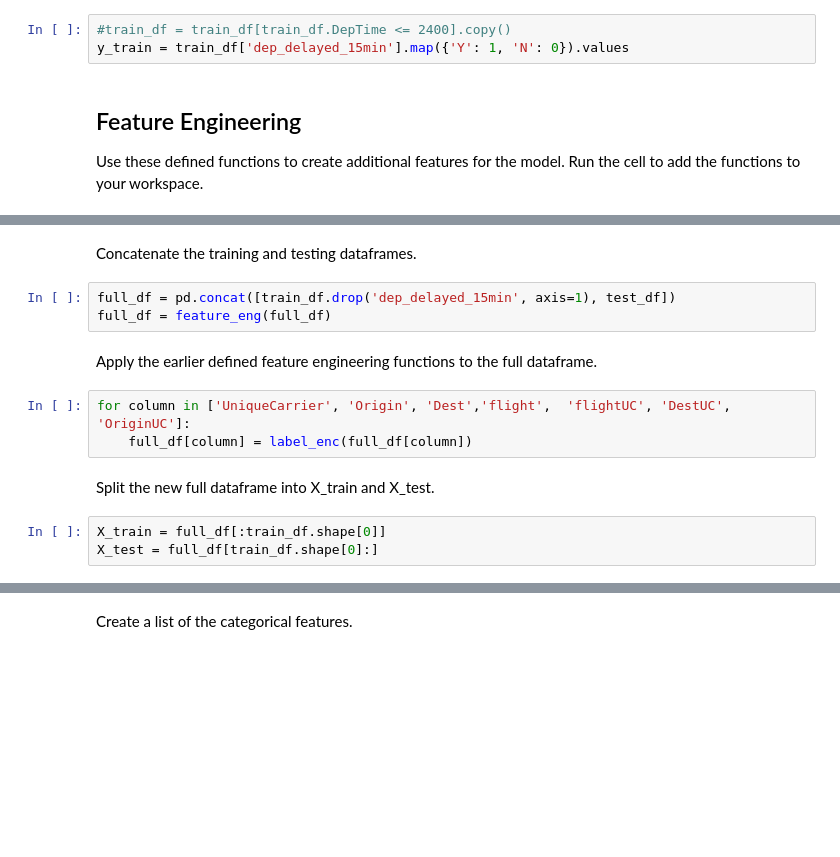
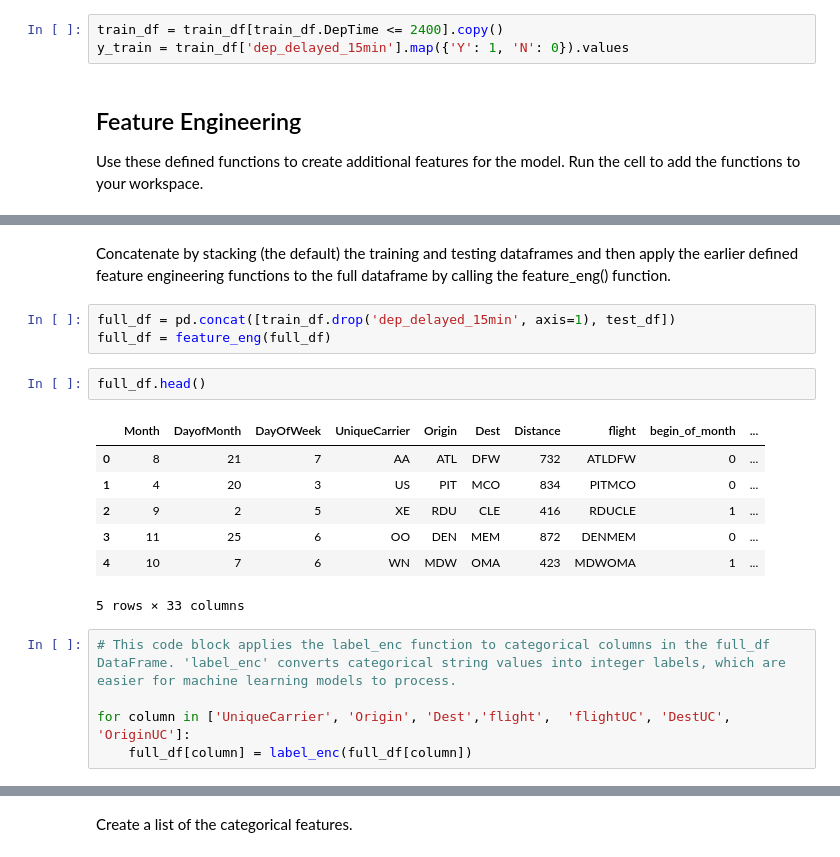
Before and after one commit to amschiltz/springboard_projects, a Jupyter notebook: Bayesian Optimization/Bayesian_optimization_case_study.ipynb, the cells around one changed output, grey strips where cells are left out. Cells and saved outputs as stored; diff of their text form; blank space fills up the shorter version.

```diff
--- a/Bayesian Optimization/Bayesian_optimization_case_study.ipynb
+++ b/Bayesian Optimization/Bayesian_optimization_case_study.ipynb
@@ -115,7 +133,7 @@ Notice, `DepTime` is the departure time in a numeric representation in 2400 hour
 # %% [markdown]
  **<font color='teal'>The response variable is 'dep_delayed_15min' which is a categorical column, so we need to map the Y for yes and N for no values to 1 and 0. Run the code in the next cell to do this.</font>**
 # %%
-#train_df = train_df[train_df.DepTime <= 2400].copy()
+train_df = train_df[train_df.DepTime <= 2400].copy()
 y_train = train_df['dep_delayed_15min'].map({'Y': 1, 'N': 0}).values
 # %% [markdown]
 ## Feature Engineering
@@ -166,17 +219,21 @@ def feature_eng(df):
     return df.drop('DepTime', axis=1)
-# %% [markdown]
-Concatenate the training and testing dataframes.
+# %% [markdown]
+Concatenate by stacking (the default) the training and testing dataframes and then apply the earlier defined feature engineering functions to the full dataframe by calling the feature_eng() function.
 # %%
 full_df = pd.concat([train_df.drop('dep_delayed_15min', axis=1), test_df])
 full_df = feature_eng(full_df)
-# %% [markdown]
-Apply the earlier defined feature engineering functions to the full dataframe.
+# %%
+full_df.head()
+# %% [output]
+|  | Month | DayofMonth | DayOfWeek | UniqueCarrier | Origin | Dest | Distance | flight | begin_of_month | ... |
+| 0 | 8 | 21 | 7 | AA | ATL | DFW | 732 | ATLDFW | 0 | ... |
+| 1 | 4 | 20 | 3 | US | PIT | MCO | 834 | PITMCO | 0 | ... |
+| 2 | 9 | 2 | 5 | XE | RDU | CLE | 416 | RDUCLE | 1 | ... |
+| 3 | 11 | 25 | 6 | OO | DEN | MEM | 872 | DENMEM | 0 | ... |
+| 4 | 10 | 7 | 6 | WN | MDW | OMA | 423 | MDWOMA | 1 | ... |
+5 rows × 33 columns
 # %%
+# This code block applies the label_enc function to categorical columns in the full_df DataFrame. 'label_enc' converts categorical string values into integer labels, which are easier for machine learning models to process.
+
 for column in ['UniqueCarrier', 'Origin', 'Dest','flight',  'flightUC', 'DestUC', 'OriginUC']:
     full_df[column] = label_enc(full_df[column])
-# %% [markdown]
-
-Split the new full dataframe into X_train and X_test.
-# %%
-X_train = full_df[:train_df.shape[0]]
-X_test = full_df[train_df.shape[0]:]
```
Also changed, not shown: parts of 24 cells of this notebook.
